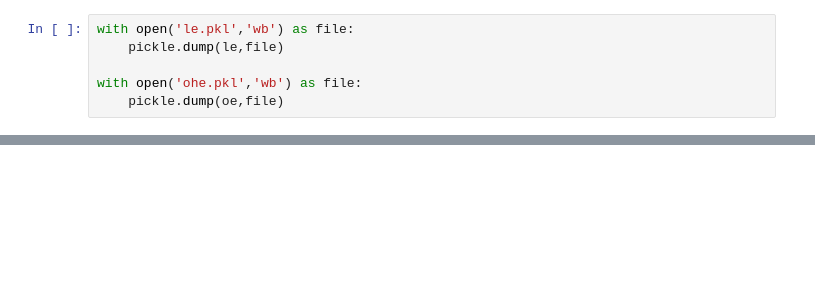
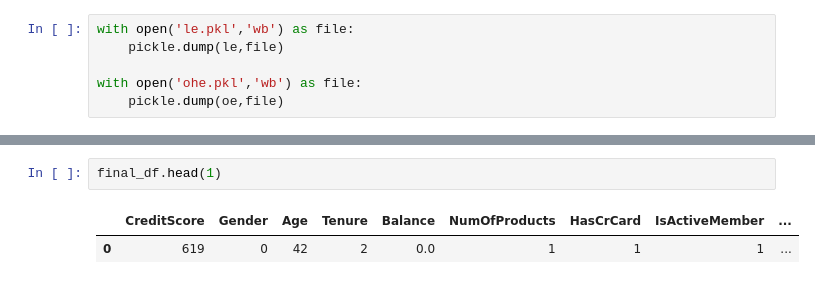
Before and after one commit to Gulshanstar/EndToEndANNProject, a Jupyter notebook: experiments.ipynb, the cells around one changed output, grey strips where cells are left out. Cells and saved outputs as stored; diff of their text form; blank space fills up the shorter version.

```diff
--- a/experiments.ipynb
+++ b/experiments.ipynb
@@ -114,0 +202,5 @@ with open('ohe.pkl','wb') as file:
+# %%
+final_df.head(1)
+# %% [output]
+|  | CreditScore | Gender | Age | Tenure | Balance | NumOfProducts | HasCrCard | IsActiveMember | ... |
+| 0 | 619 | 0 | 42 | 2 | 0.0 | 1 | 1 | 1 | ... |
```
Also changed, not shown: parts of 25 cells of this notebook, 7 other files.
